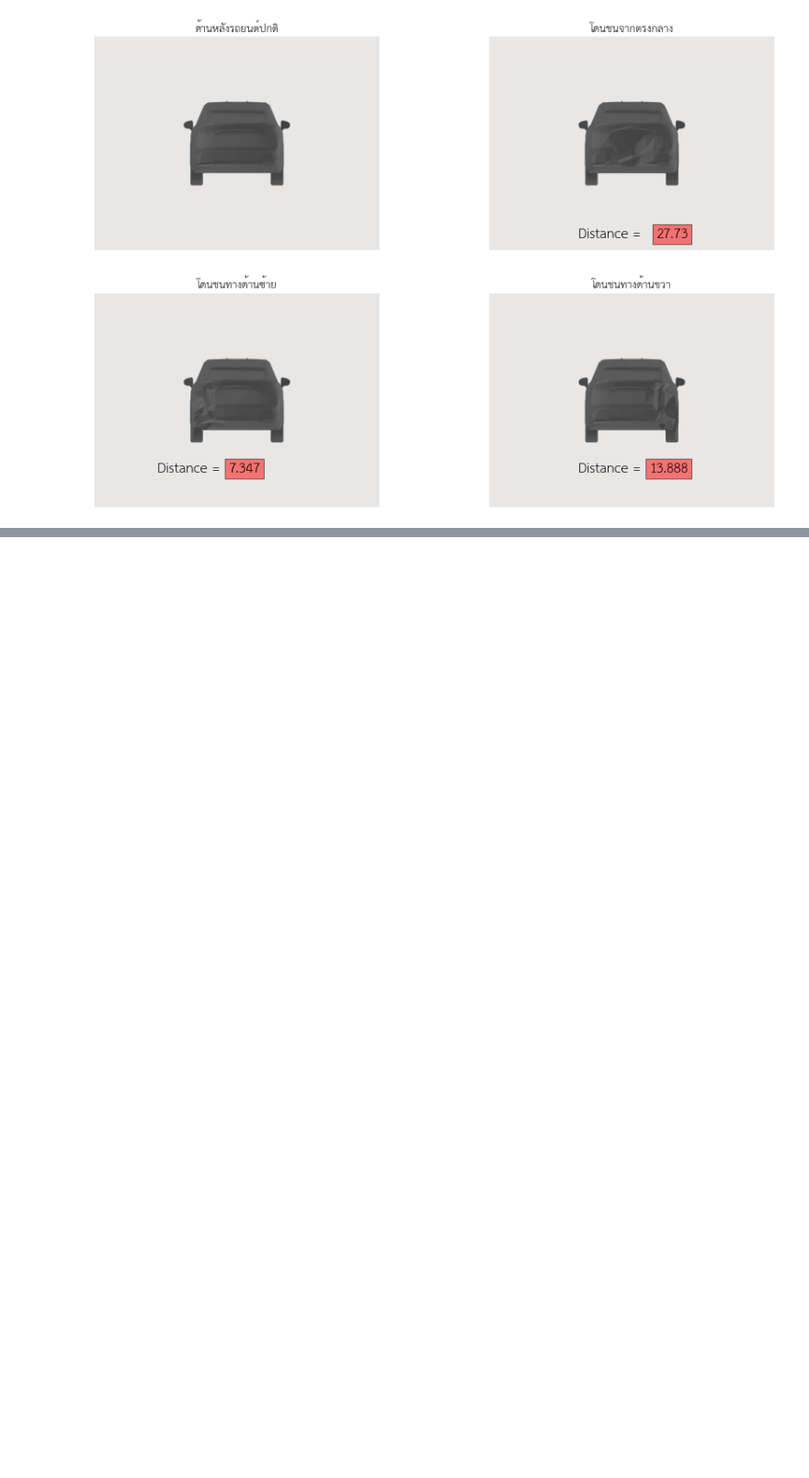
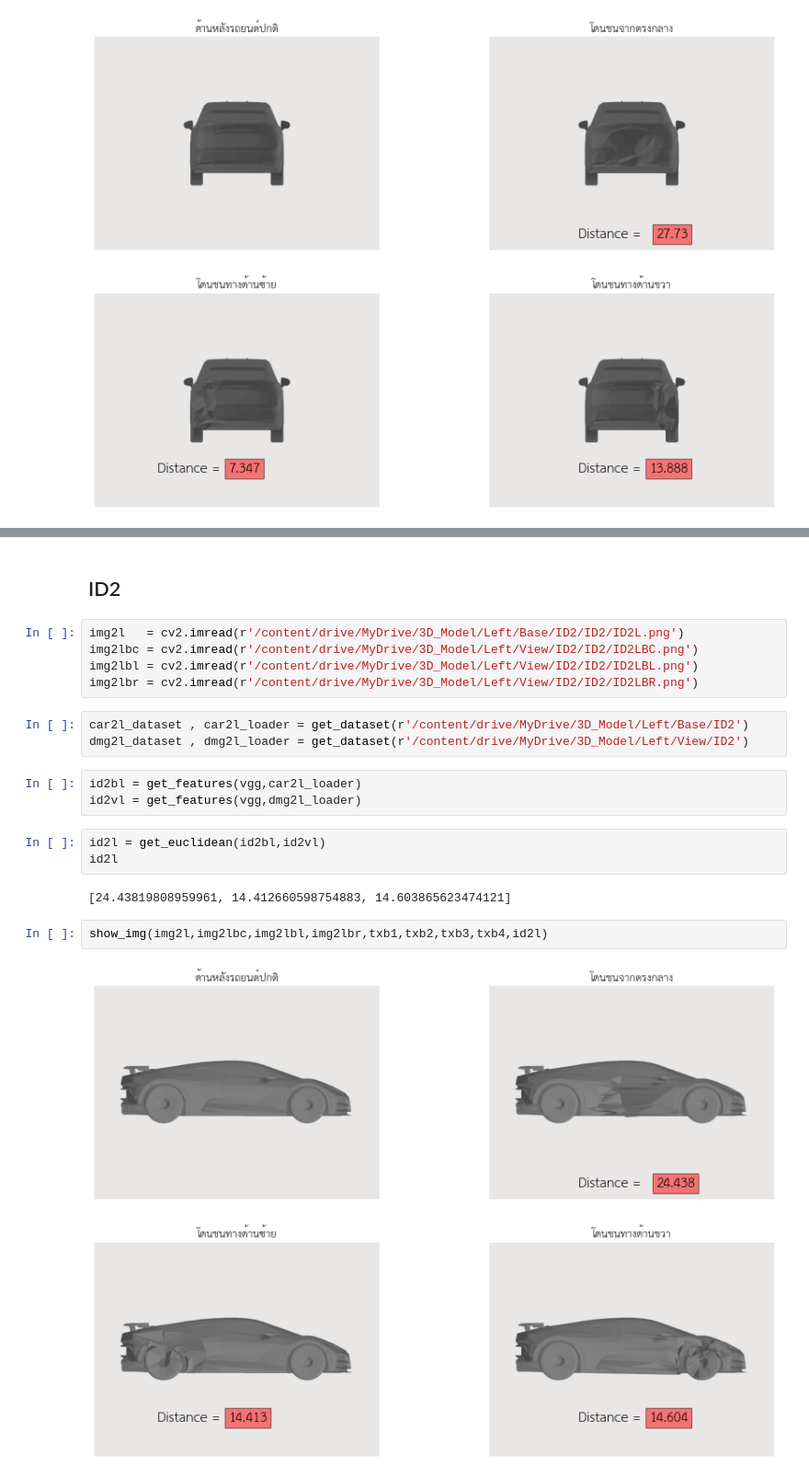
Before and after one commit to MeenTers/Project, a Jupyter notebook: Compare_view_3D.ipynb, the cells around one changed output, grey strips where cells are left out. Shown: that part at 92% size. Cells and saved outputs as stored; diff of their text form; blank space fills up the shorter version.

```diff
--- a/Compare_view_3D.ipynb
+++ b/Compare_view_3D.ipynb
@@ -412,0 +437,22 @@ show_img(img4b,img4bbc,img4bbl,img4bbr,txb1,txb2,txb3,txb4,id4b)
+# %% [markdown]
+## ID2
+# %%
+img2l   = cv2.imread(r'/content/drive/MyDrive/3D_Model/Left/Base/ID2/ID2/ID2L.png')
+img2lbc = cv2.imread(r'/content/drive/MyDrive/3D_Model/Left/View/ID2/ID2/ID2LBC.png')
+img2lbl = cv2.imread(r'/content/drive/MyDrive/3D_Model/Left/View/ID2/ID2/ID2LBL.png')
+img2lbr = cv2.imread(r'/content/drive/MyDrive/3D_Model/Left/View/ID2/ID2/ID2LBR.png')
+# %%
+car2l_dataset , car2l_loader = get_dataset(r'/content/drive/MyDrive/3D_Model/Left/Base/ID2')
+dmg2l_dataset , dmg2l_loader = get_dataset(r'/content/drive/MyDrive/3D_Model/Left/View/ID2')
+# %%
+id2bl = get_features(vgg,car2l_loader)
+id2vl = get_features(vgg,dmg2l_loader)
+# %%
+id2l = get_euclidean(id2bl,id2vl)
+id2l
+# %% [output]
+[24.43819808959961, 14.412660598754883, 14.603865623474121]
+# %%
+show_img(img2l,img2lbc,img2lbl,img2lbr,txb1,txb2,txb3,txb4,id2l)
+# %% [output]
+[figure, added]
```
Also changed, not shown: parts of 7 cells of this notebook.
